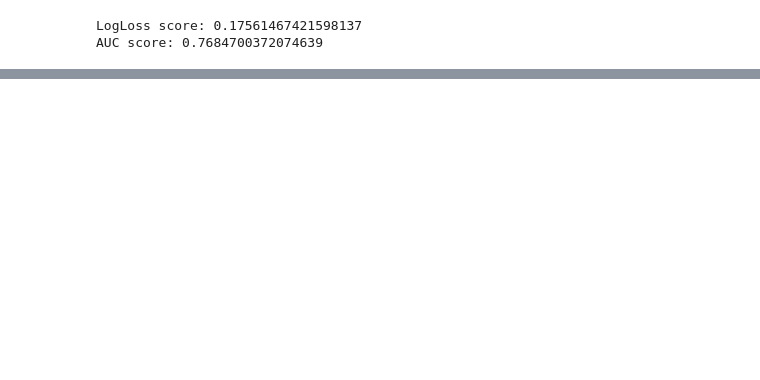
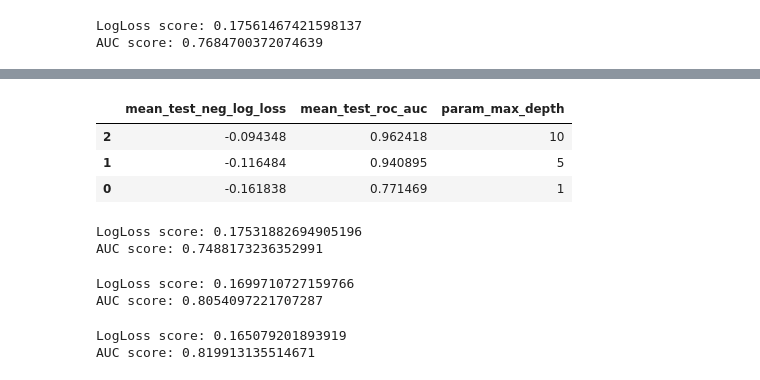
Before and after one commit to ceb263/nhl, a Jupyter notebook: xG.ipynb, the cells around one changed output, grey strips where cells are left out. Cells and saved outputs as stored; diff of their text form; code cells hidden in the pictures; blank space fills up the shorter version.

```diff
--- a/xG.ipynb
+++ b/xG.ipynb
@@ -374,7 +467,7 @@ def create_model_nn2(input_dim):
     return model
 # %%
 model_nn2 = create_model_nn2(X_train.shape[1])
-model_nn2.fit(X_train, y_train, verbose=1, epochs=10, batch_size=1024)
+model_nn2.fit(X_train, y_train, verbose=1, epochs=10, batch_size=2048)
 preds_nn2 = model_nn2.predict(X_test)[:,0]
 print ('LogLoss score: {}'.format(str(log_loss(y_test, np.clip(preds_nn2, a_min=10e-5, a_max = 1-10e-5)))))
 print ('AUC score: {}'.format(str(roc_auc_score(y_test, np.clip(preds_nn2, a_min=10e-5, a_max = 1-10e-5)))))
@@ -400,0 +509,19 @@ model_nn2.save('nn2.h5')
+# %%
+preds_gb = np.load('train_preds_gb.npy')
+preds_gb2 = np.load('train_preds_gb2.npy')
+preds_lr = np.load('train_preds_lr.npy')
+preds_nn = np.load('train_preds_nn.npy')
+preds_nn2 = np.load('train_preds_nn2.npy')
+preds_rf = np.load('train_preds_rf.npy')
+
+preds_gb_test = np.load('test_preds_gb.npy')
+preds_gb2_test = np.load('test_preds_gb2.npy')
+preds_lr_test = np.load('test_preds_lr.npy')
+preds_nn_test = np.load('test_preds_nn.npy')
+preds_nn2_test = np.load('test_preds_nn2.npy')
+preds_rf_test = np.load('test_preds_rf.npy')
+# %%
+X_meta = np.column_stack((preds_gb, preds_gb2, preds_rf, preds_lr, preds_nn, preds_nn2))
+X_meta = np.concatenate((X_train, X_meta), axis=1)
+X_meta_test = np.column_stack((preds_gb_test, preds_gb2_test, preds_rf_test, preds_lr_test, preds_nn_test, preds_nn2_test))
+X_meta_test = np.concatenate((X_test, X_meta_test), axis=1)
@@ -400,0 +540,6 @@ model_nn2.save('nn2.h5')
+# %%
+#model_nn_meta = create_model_nn_meta(X_meta.shape[1])
+model_nn_meta.fit(X_meta, y_train, verbose=1, epochs=10, batch_size=512)
+preds_nn_meta = model_nn_meta.predict(X_meta_test)[:,0]
+print ('LogLoss score: {}'.format(str(log_loss(y_test, np.clip(preds_nn_meta, a_min=10e-5, a_max = 1-10e-5)))))
+print ('AUC score: {}'.format(str(roc_auc_score(y_test, np.clip(preds_nn_meta, a_min=10e-5, a_max = 1-10e-5)))))
@@ -400,0 +564,42 @@ model_nn2.save('nn2.h5')
+# %%
+model_test = RandomForestClassifier()
+
+param_dist = {
+    'max_depth' : [1,5,10]
+}
+
+random_search = GridSearchCV(model_test, param_dist, scoring=['neg_log_loss','roc_auc'], refit='neg_log_loss', cv=3, return_train_score=True)
+random_search.fit(X_meta, y_train)
+
+report_cols = ['mean_test_neg_log_loss','mean_test_roc_auc']+['param_'+param for param in param_dist]
+report = pd.DataFrame(random_search.cv_results_)[report_cols].sort_values(by='mean_test_neg_log_loss', ascending=False)
+report
+# %% [output]
+|  | mean_test_neg_log_loss | mean_test_roc_auc | param_max_depth |
+| 2 | -0.094348 | 0.962418 | 10 |
+| 1 | -0.116484 | 0.940895 | 5 |
+| 0 | -0.161838 | 0.771469 | 1 |
+# %%
+model_meta = RandomForestClassifier(max_depth=1)
+model_meta.fit(X_meta, y_train)
+test_preds_meta = model_meta.predict_proba(X_meta_test)[:,1]
+print ('LogLoss score: {}'.format(str(log_loss(y_test, test_preds_meta))))
+print ('AUC score: {}'.format(str(roc_auc_score(y_test, test_preds_meta))))
+# %% [output]
+LogLoss score: 0.17531882694905196
+AUC score: 0.7488173236352991
+# %%
+model_meta = GradientBoostingClassifier(max_depth=1)
+model_meta.fit(X_meta, y_train)
+test_preds_meta = model_meta.predict_proba(X_meta_test)[:,1]
+print ('LogLoss score: {}'.format(str(log_loss(y_test, test_preds_meta))))
+print ('AUC score: {}'.format(str(roc_auc_score(y_test, test_preds_meta))))
+# %% [output]
+LogLoss score: 0.1699710727159766
+AUC score: 0.8054097221707287
+# %%
+print ('LogLoss score: {}'.format(str(log_loss(y_test, np.mean(X_meta_test, axis=1)))))
+print ('AUC score: {}'.format(str(roc_auc_score(y_test, np.mean(X_meta_test, axis=1)))))
+# %% [output]
+LogLoss score: 0.165079201893919
+AUC score: 0.819913135514671
```
Also changed, not shown: parts of 35 cells of this notebook.
